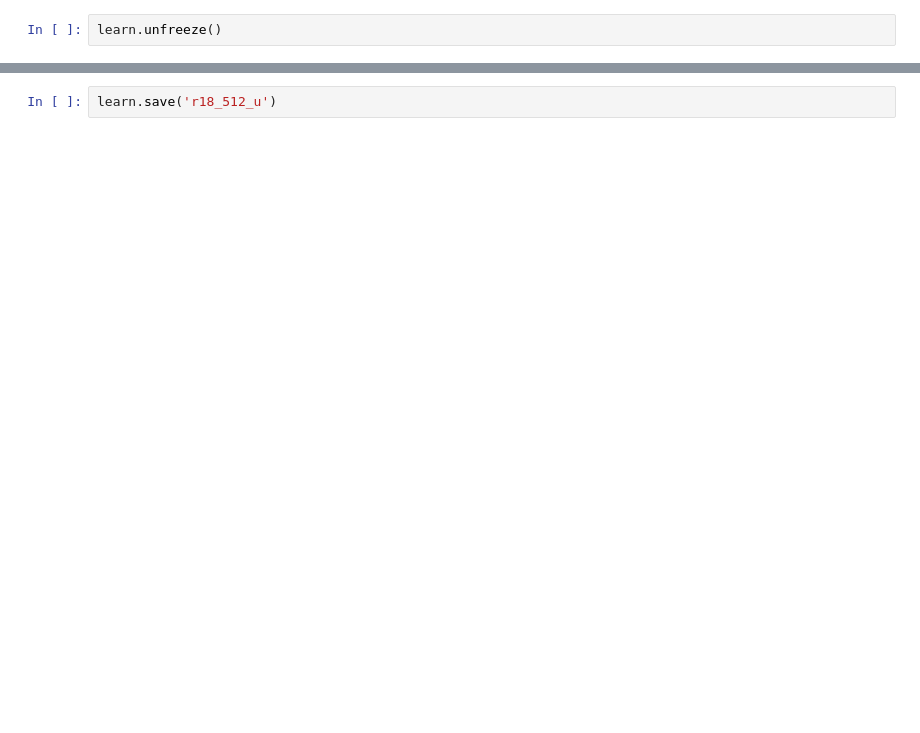
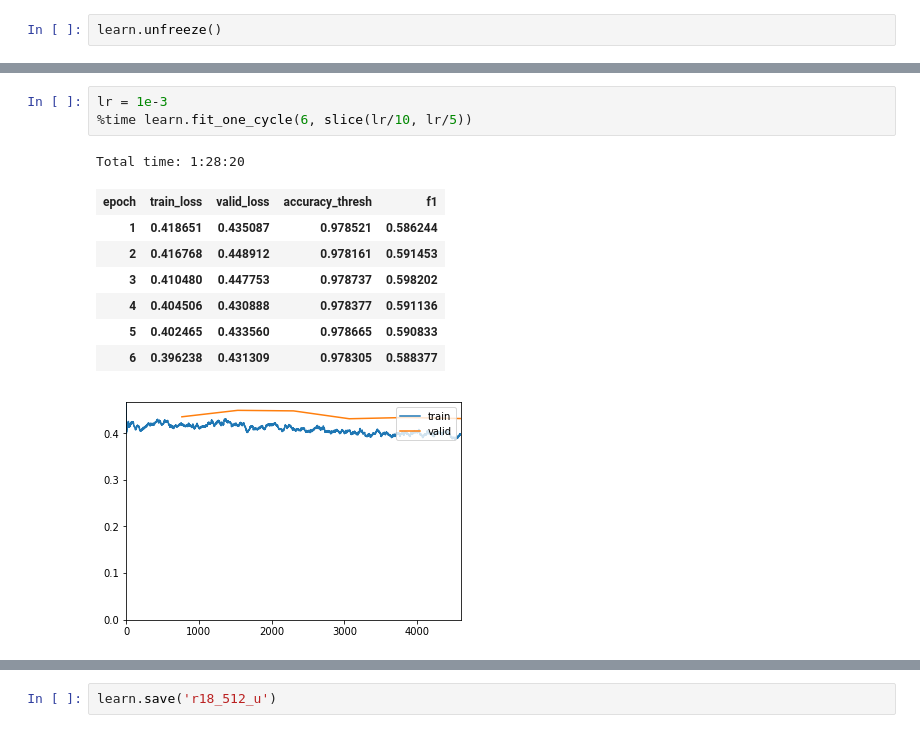
Before and after one commit to clarecowie/kaggle_hpa, a Jupyter notebook: R18.ipynb, the cells around one changed output, grey strips where cells are left out. Drawn from its saved outputs; the diff is of its cells as text; blank space fills up the shorter version.

```diff
--- a/R18.ipynb
+++ b/R18.ipynb
@@ -149,0 +227,13 @@ learn.unfreeze()
+# %%
+lr = 1e-3
+%time learn.fit_one_cycle(6, slice(lr/10, lr/5))
+# %% [output]
+Total time: 1:28:20
+| epoch | train_loss | valid_loss | accuracy_thresh | f1 |
+| 1 | 0.418651 | 0.435087 | 0.978521 | 0.586244 |
+| 2 | 0.416768 | 0.448912 | 0.978161 | 0.591453 |
+| 3 | 0.410480 | 0.447753 | 0.978737 | 0.598202 |
+| 4 | 0.404506 | 0.430888 | 0.978377 | 0.591136 |
+| 5 | 0.402465 | 0.433560 | 0.978665 | 0.590833 |
+| 6 | 0.396238 | 0.431309 | 0.978305 | 0.588377 |
+[figure, added]
```
Also changed, not shown: parts of 16 cells of this notebook, 3 other files.
